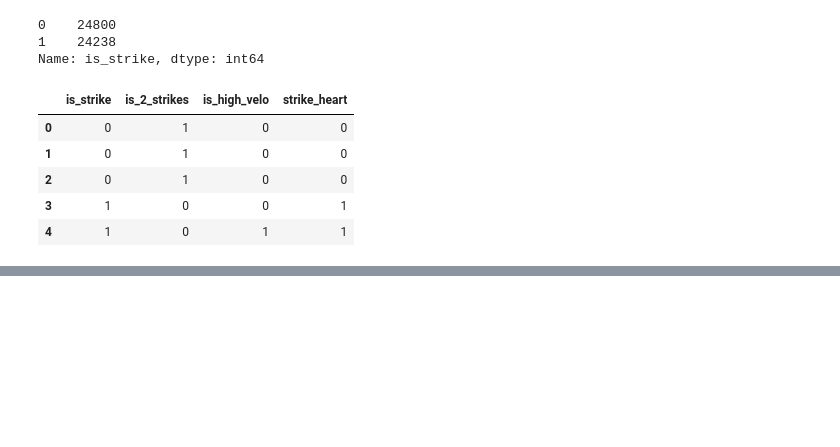
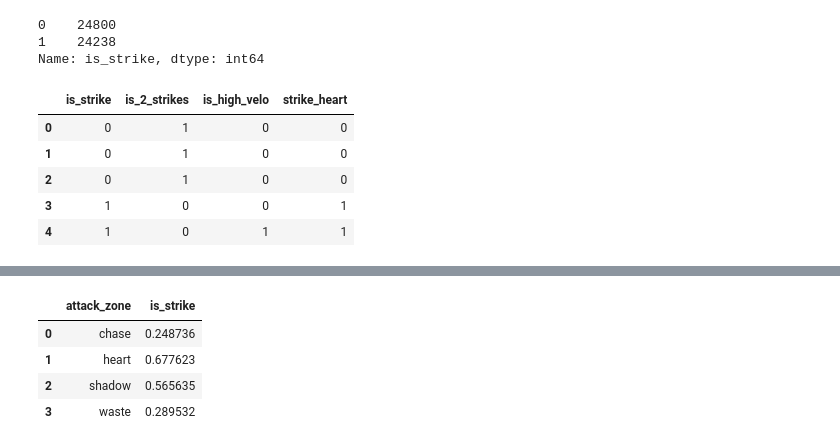
Before and after one commit to DerikVo/Baseball_analysis, a Jupyter notebook: code/reds_analysis.ipynb, the cells around one changed output, grey strips where cells are left out. Drawn from its saved outputs; the diff is of its cells as text; code cells hidden in the pictures; blank space fills up the shorter version.

```diff
--- a/code/reds_analysis.ipynb
+++ b/code/reds_analysis.ipynb
@@ -159,0 +143,10 @@ PIT
+# %%
+#attack zone
+df_attack = (CIN_df.loc[:, ['attack_zone','is_strike']].groupby(['attack_zone'], as_index=False).mean())
+df_attack
+# %% [output]
+|  | attack_zone | is_strike |
+| 0 | chase | 0.248736 |
+| 1 | heart | 0.677623 |
+| 2 | shadow | 0.565635 |
+| 3 | waste | 0.289532 |
```
Also changed, not shown: parts of 13 cells of this notebook.
